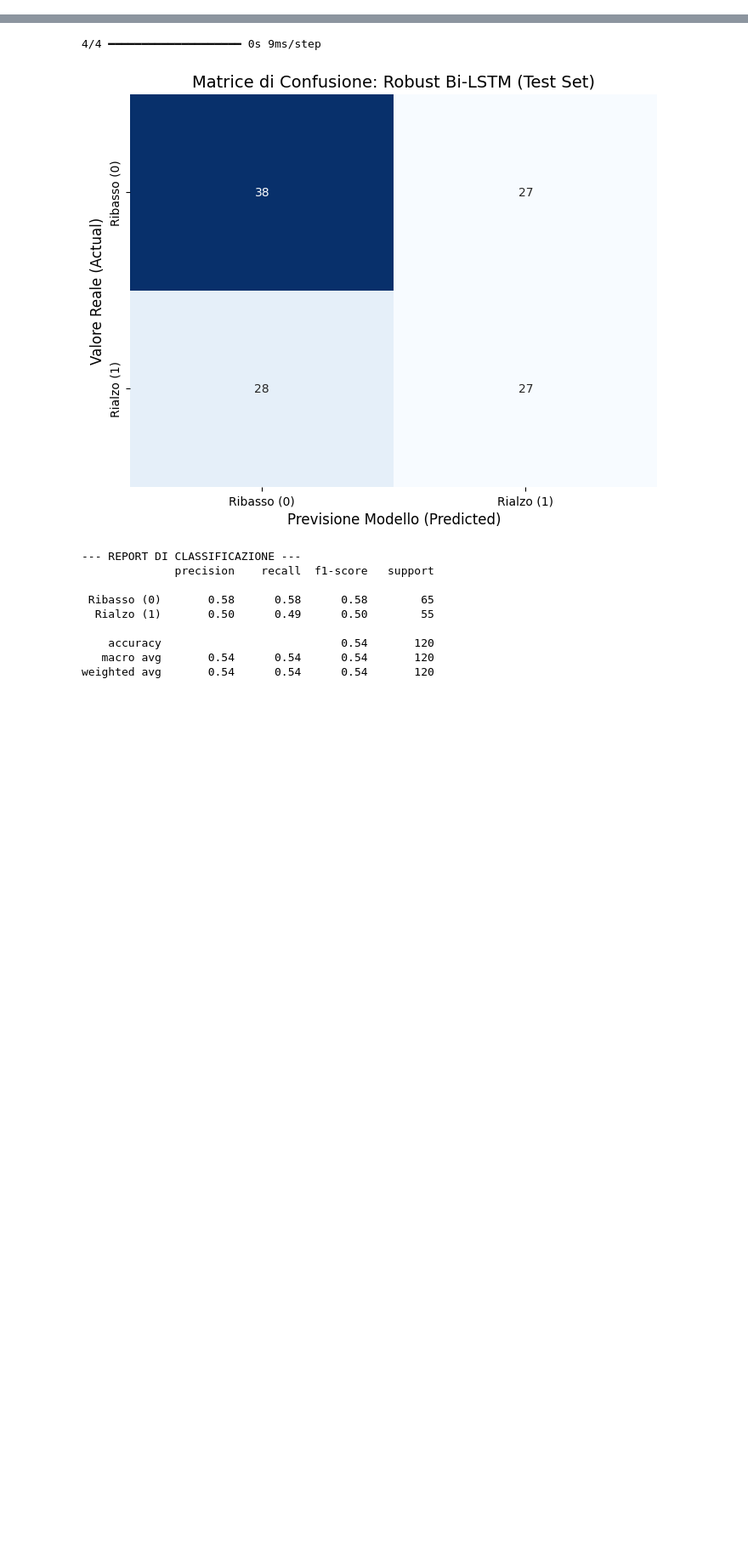
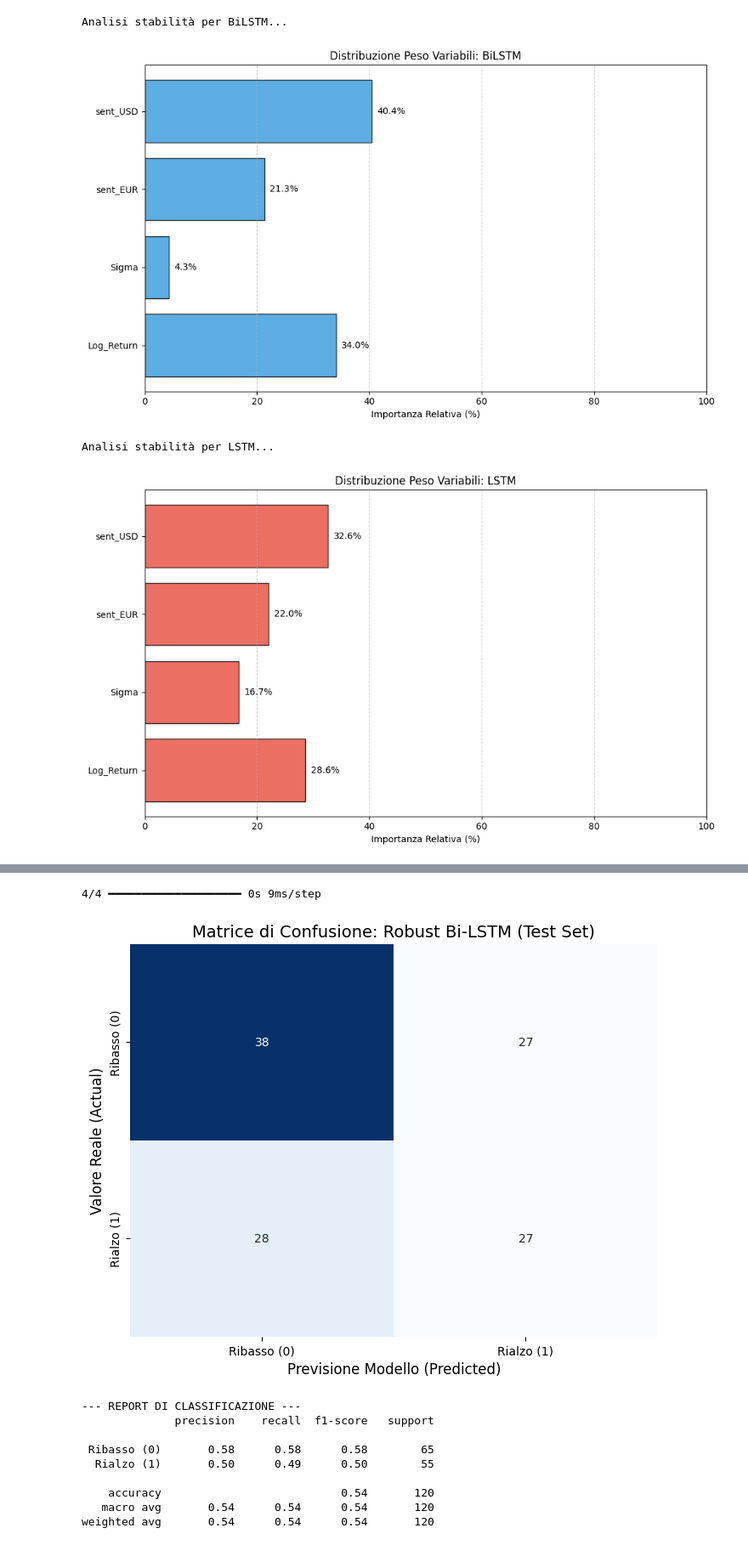
Before and after one commit to dieguz17/Forecasting-EUR-USD-Integrazione-di-modelli-GARCH-e-Sentiment-Analysis-FinBERT-BiLSTM-, a Jupyter notebook: tesipartepython.ipynb, the cells around one changed output, grey strips where cells are left out. Shown at 85% size. Saved outputs shown, nothing was run; the diff lists cells and outputs as text; code cells hidden in the pictures; blank space fills up the shorter version.

```diff
--- a/tesipartepython.ipynb
+++ b/tesipartepython.ipynb
@@ -208,3 +1169,66 @@ ACCURACY FINALE SUL TEST SET: 0.5417
+# %%
+import numpy as np
+import matplotlib.pyplot as plt
+
+def plot_importance_percentage(model, X_test, y_test, features, title, n_repeats=15):
+    # Accuratezza base
+    _, baseline_acc = model.evaluate(X_test, y_test, verbose=0)
+    importances = []
+
+    print(f"Analisi stabilità per {title}...")
+
+    for i in range(len(features)):
+        scores = []
+        for r in range(n_repeats):
+            np.random.seed(r)
+            X_permuted = X_test.copy()
+            col = X_permuted[:, :, i].copy()
+            # Rimescolamento
+            flat = col.flatten()
+            np.random.shuffle(flat)
+            X_permuted[:, :, i] = flat.reshape(col.shape)
+
+            _, perm_acc = model.evaluate(X_permuted, y_test, verbose=0)
+            # Calcolo calo (se negativo, mettiamo 0 per la percentuale)
+            drop = max(0, baseline_acc - perm_acc)
+            scores.append(drop)
+
+        importances.append(np.mean(scores))
+
+    # Trasformazione in percentuale
+    total_importance = sum(importances)
+    if total_importance == 0:
+        percentages = [100/len(features)] * len(features) # Distribuzione equa se nulla è rilevante
+    else:
+        percentages = [(imp / total_importance) * 100 for imp in importances]
+
+    # Grafico pulito
+    plt.figure(figsize=(10, 6))
+    colors = ['#3498db' if 'Bi' in title else '#e74c3c']
+    bars = plt.barh(features, percentages, color=colors, edgecolor='black', alpha=0.8)
+
+    plt.xlabel('Importanza Relativa (%)')
+    plt.title(f'Distribuzione Peso Variabili: {title}')
+    plt.xlim(0, 100)
+
+    # Aggiungi etichette percentuali sulle barre
+    for bar in bars:
+        width = bar.get_width()
+        plt.text(width + 1, bar.get_y() + bar.get_height()/2, f'{width:.1f}%', va='center')
+
+    plt.grid(axis='x', linestyle='--', alpha=0.6)
+    plt.tight_layout()
+    plt.show()
+
+# Esecuzione
+features_names = ['Log_Return', 'Sigma', 'sent_EUR', 'sent_USD']
+plot_importance_percentage(final_model, X_test_fin, y_test_fin, features_names, "BiLSTM")
+plot_importance_percentage(final_modellstm, X_test_fin_lstm, y_test_fin_lstm, features_names, "LSTM")
+# %% [output]
+Analisi stabilità per BiLSTM...
+[figure, added]
+Analisi stabilità per LSTM...
+[figure, added]
 # %%
 import pandas as pd
 import numpy as np
```
Also changed, not shown: parts of 36 cells of this notebook.
